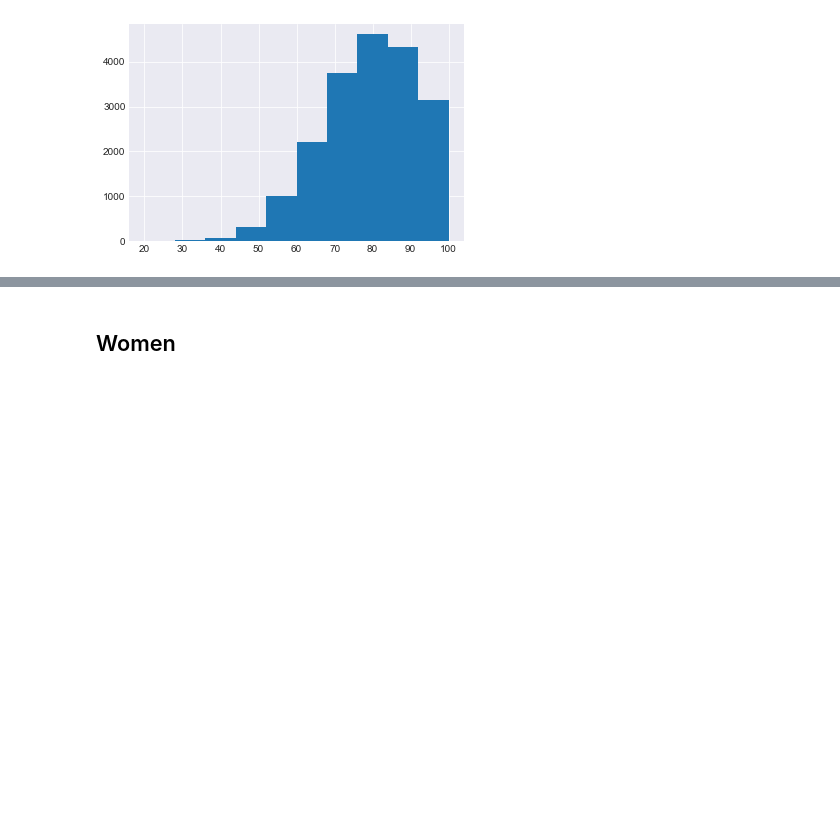
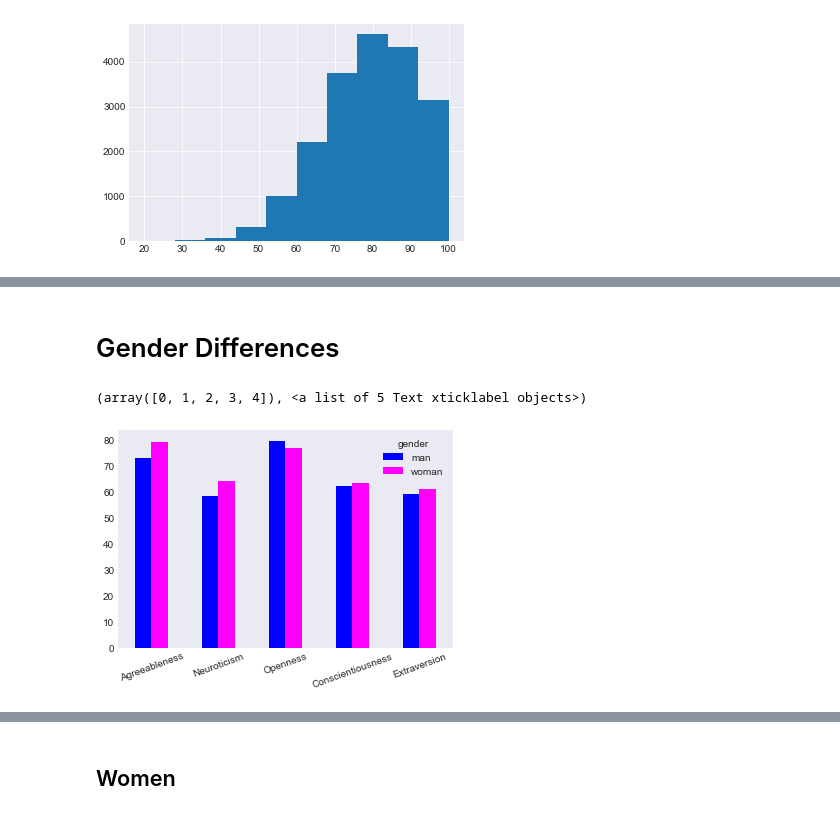
Before and after one commit to vincefav/big-five-age-and-gender, a Jupyter notebook: Big five - Age and gender.ipynb, the cells around one changed output, grey strips where cells are left out. Cells and saved outputs as stored; diff of their text form; code cells hidden in the pictures; blank space fills up the shorter version.

```diff
--- a/Big five - Age and gender.ipynb
+++ b/Big five - Age and gender.ipynb
@@ -125,0 +143,12 @@ data['Openness'].hist()
+# %% [markdown]
+# Gender Differences
+# %%
+men_v_women = data.groupby('gender').mean()[['Agreeableness', 'Neuroticism', 'Openness',
+                                             'Conscientiousness', 'Extraversion']].T
+
+men_v_women.plot.bar(color=['blue', 'magenta'])
+
+plt.xticks(rotation=20)
+# %% [output]
+(array([0, 1, 2, 3, 4]), <a list of 5 Text xticklabel objects>)
+[figure, added]
```
Also changed, not shown: parts of 8 cells of this notebook.
